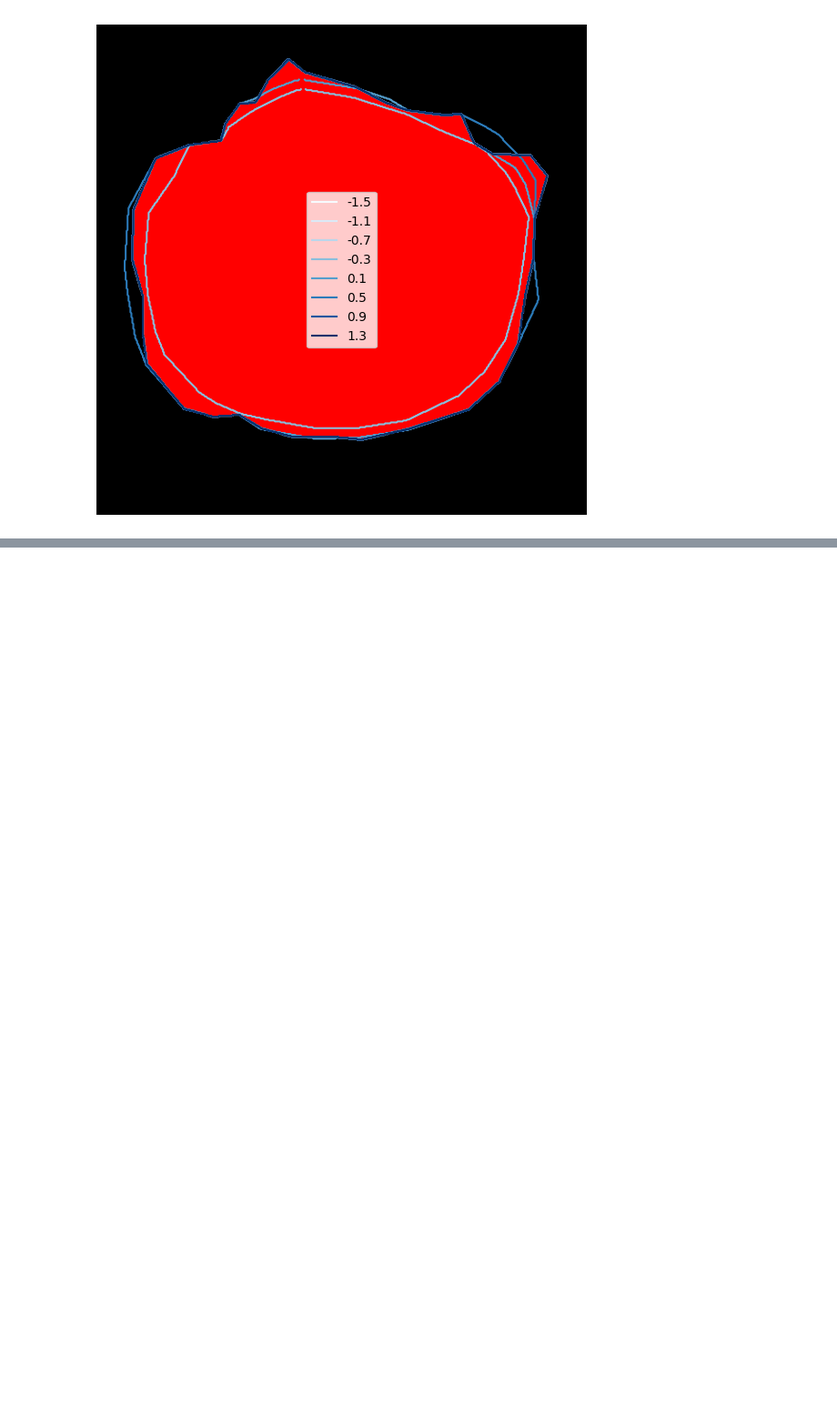
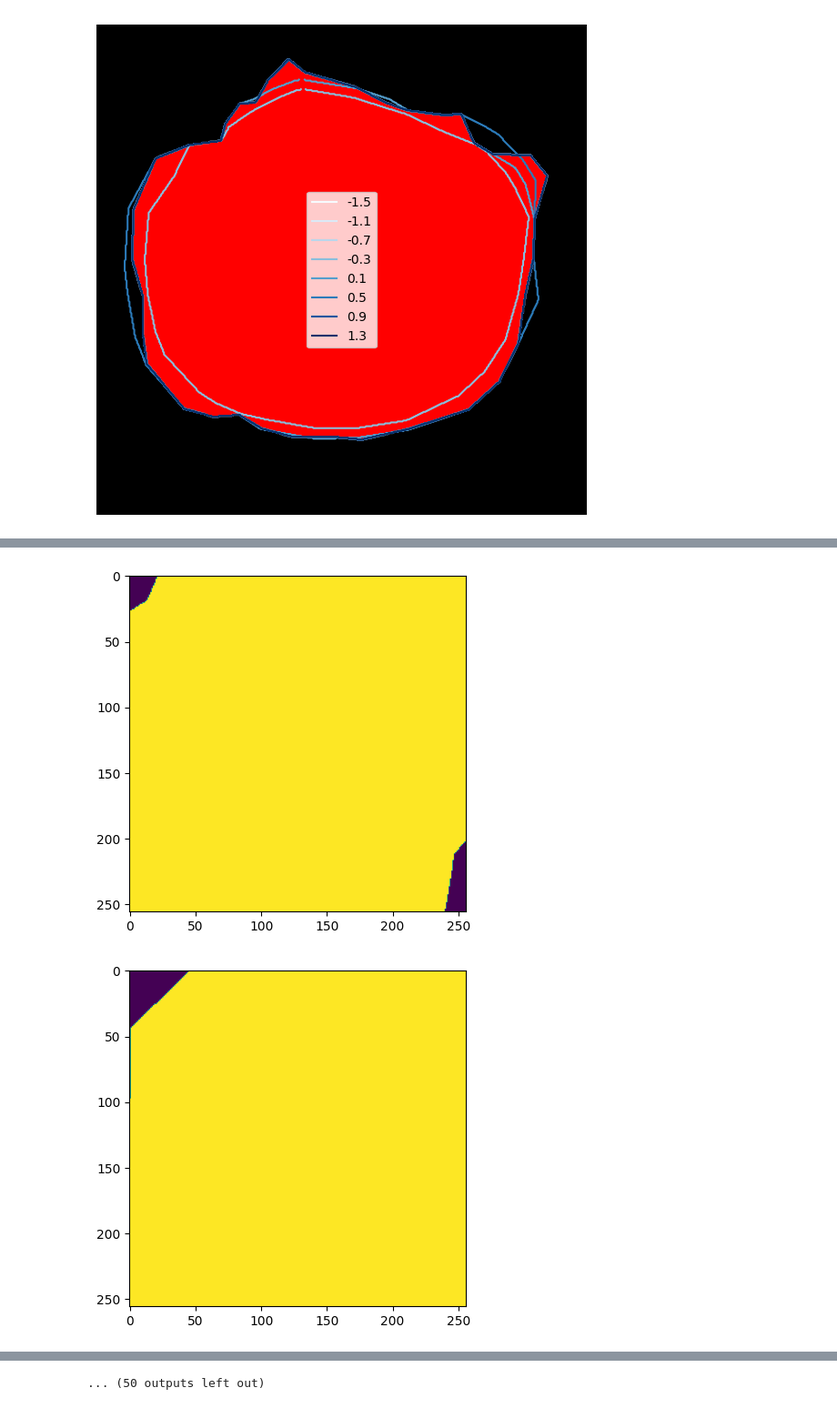
Before and after one commit to marinbenc/label_error_analysis, a Jupyter notebook: scratchpad.ipynb, the cells around one changed output, grey strips where cells are left out. Shown at 91% size. Cells and saved outputs as stored; diff of their text form; code cells hidden in the pictures; blank space fills up the shorter version.

```diff
--- a/scratchpad.ipynb
+++ b/scratchpad.ipynb
@@ -812,0 +864,17 @@ ax.axis('off')
+# %%
+# plot contours with point count below n
+n = 50
+
+for i, (img, label) in enumerate(dataset):
+  label = label['seg'].squeeze()
+  label = label * 255
+  label = label.detach().cpu().numpy().astype(np.uint8)
+  label_contour = cv.findContours(label, cv.RETR_TREE, cv.CHAIN_APPROX_SIMPLE)[0]
+  # get contour of largest area
+  contour = max(label_contour, key=cv.contourArea)
+  if len(contour) < n:
+    plt.imshow(label)
+    plt.show()
+# %% [output]
+[figure, added]
+[figure, added]
@@ -812,0 +891 @@ ax.axis('off')
+... (50 outputs left out)
```
Also changed, not shown: parts of 5 cells of this notebook, 3 other files.
